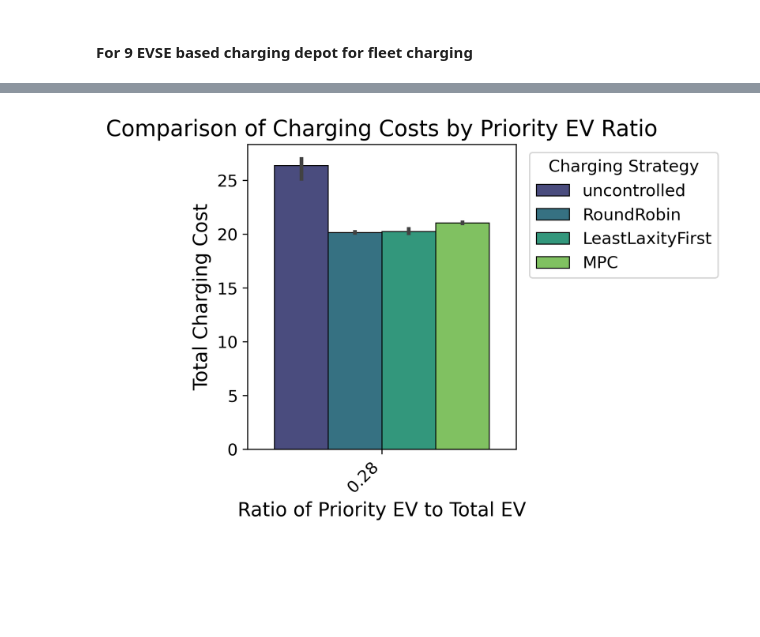
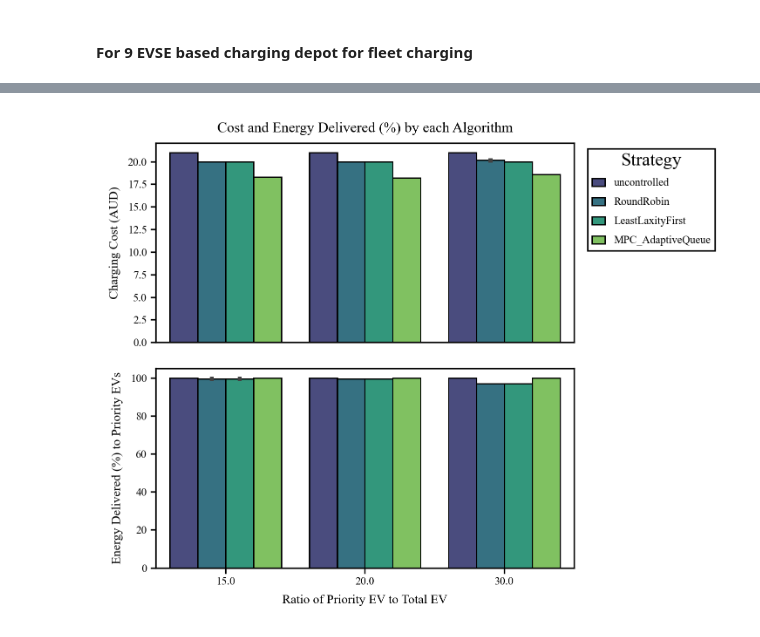
Before and after one commit to kamareee/acn-ev-simulation, a Jupyter notebook: simulation_result_analysis_journal_paper.ipynb, the cells around one changed output, grey strips where cells are left out. Saved outputs shown, nothing was run; the diff lists cells and outputs as text; code cells hidden in the pictures; blank space fills up the shorter version.

```diff
--- a/simulation_result_analysis_journal_paper.ipynb
+++ b/simulation_result_analysis_journal_paper.ipynb
@@ -73,3 +157,21 @@ df_melted['ChargingStrategy'] = df_melted['ChargingStrategy'].str.replace('Charg
+# %%
+# Melt the dataframe for Priority EVs Served
+priority_value_vars = [
+    'PriorityEVsServed_uncontrolled',
+    'PriorityEVsServed_RoundRobin',
+    'PriorityEVsServed_LeastLaxityFirst',
+    'PriorityEVsServed_MPC_AdaptiveQueue'
+]
+df_priority_ev_served_melted = df.melt(
+    id_vars=['priority_ev_ratio_cat', 'priority_ev_ratio'],
+    value_vars=priority_value_vars,
+    var_name='charging_strategy',
+    value_name='priority_value'
+)
+# Clean up the 'charging_strategy' names - ensure consistency with cost names for legend
+df_priority_ev_served_melted['charging_strategy'] = df_priority_ev_served_melted['charging_strategy'].str.replace('PriorityEVsServed_', '')
+df_priority_ev_served_melted['charging_strategy'] = df_priority_ev_served_melted['charging_strategy'].str.replace('RoundRobin', 'RR') # Make it consistent
+df_priority_ev_served_melted['charging_strategy'] = df_priority_ev_served_melted['charging_strategy'].str.replace('LeastLaxityFirst', 'LLF') # Make it consistent
 # %%
 # Make ratio categorical for distinct bars, especially for few unique ratio values
 # or if they are very close numerically to avoid making x-axis messy.
@@ -79,26 +181,62 @@ df_melted = df_melted.sort_values('priority_ev_ratio')
 # %%
-# 3. Create the bar chart
+# Create the bar chart
 # Adjust figure size: (width, height) in inches.
 # Common single-column width is ~3.5 inches, double-column ~7 inches.
-fig, ax = plt.subplots(figsize=(3.5, 4)) # Adjust as per journal's requirements
+fig, axes = plt.subplots(2, 1, figsize=(3.5, 4), sharex=True) # 2 rows, 1 columm
 
+# --- Plot 1: Charging Costs ---
 sns.barplot(
-    data=df_melted,
-    x='priority_ev_ratio_cat', # Use the categorical version for distinct bars
+    data=df_cost_melted,
+    x='priority_ev_ratio', # Use the categorical version for distinct bars
     y='ChargingCost',
     hue='ChargingStrategy',
     palette='viridis', # Good for colorblindness and prints well in grayscale
-    ax=ax,
+    ax=axes[0],
     edgecolor='black', # Add edge color for better bar separation
     linewidth=0.7    # Linewidth for bar edges
 )
 
-ax.set_xlabel("Ratio of Priority EV to Total EV") # Updated by rcParams
-ax.set_ylabel("Total Charging Cost") # Updated by rcParams
-ax.set_title("Comparison of Charging Costs by Priority EV Ratio") # Updated by rcParams
-plt.xticks(rotation=45, ha='right') # Rotate x-axis labels if they overlap
+axes[0].set_ylabel("Charging Cost (AUD)")
+axes[0].set_title("Cost and Energy Delivered (%) by each Algorithm") # Main title on the first plot
+axes[0].xaxis.set_visible(False) # Remove the x-axis from the top subplot
+axes[0].legend(title="Strategy", bbox_to_anchor=(1.02, 1), loc='upper left')
 
-# Improve legend
-handles, labels = ax.get_legend_handles_labels()
-ax.legend(handles=handles, labels=labels, title="Charging Strategy",  bbox_to_anchor=(1.02, 1), loc='upper left')
+# --- Plot 2: Energy Delivered ---
+sns.barplot(
+    data=df_priority_ev_served_melted,
+    x='priority_ev_ratio',
+    y='priority_value',
+    hue='charging_strategy',
+    palette='viridis', # Use same palette for consistency
+    ax=axes[1],
+    edgecolor='black',
+    linewidth=0.7
+)
+axes[1].set_ylabel("Energy Delivered (%) to Priority EVs")
+axes[1].set_xlabel("Ratio of Priority EV to Total EV") # X-label only on the bottom plot
+axes[1].tick_params(axis='x', rotation=0) # Apply rotation here
+# axes[1].legend(title="Strategy", bbox_to_anchor=(1.02, 1), loc='upper left') # Add legend if needed, or rely on the top one
+
+# To prevent legend overlap if both are shown and placed outside, or use a single figure legend
+# For now, we show legend on the first plot and can hide it on the second if the hue is identical.
+if axes[0].get_legend() is not None and axes[1].get_legend() is not None:
+    axes[1].get_legend().remove() # Remove second legend if first one is sufficient
+# axes[0].get_legend().remove() # Option: remove legend if using a single figure legend later
+
+# Ensure everything fits and save
+plt.tight_layout(rect=[0, 0, 1.4, 1]) # Adjust rect to make space for legend outside plot area if needed
+
+# Save in multiple formats
+file_basename = "C:\\Users\\s3955218\\OneDrive - RMIT University\\PhD Writing\\Journal\\Simualtion_results\charging_cost_comparison_9evse"
+plt.savefig(f"{file_basename}.png", dpi=300, bbox_inches='tight')
+# plt.savefig(f"{file_basename}.pdf", dpi=300, bbox_inches='tight')
+# plt.savefig(f"{file_basename}.svg", bbox_inches='tight')
+# print(f"Plot saved as {file_basename}.png, {file_basename}.pdf, and {file_basename}.svg")
+print(f"Plot saved as {file_basename}.png")
+
+plt.show()
+
+# Print the modified melted dataframe to show its structure (optional)
+# print("\nModified Melted DataFrame structure (first 5 rows):")
+# print(df_melted.head())
 # %% [output]
@@ -106 +244 @@ ax.legend(handles=handles, labels=labels, title="Charging Strategy",  bbox_to_an
-[figure, old version]
+[figure, new version]
```
Also changed, not shown: parts of 29 cells of this notebook, 8 other files.
